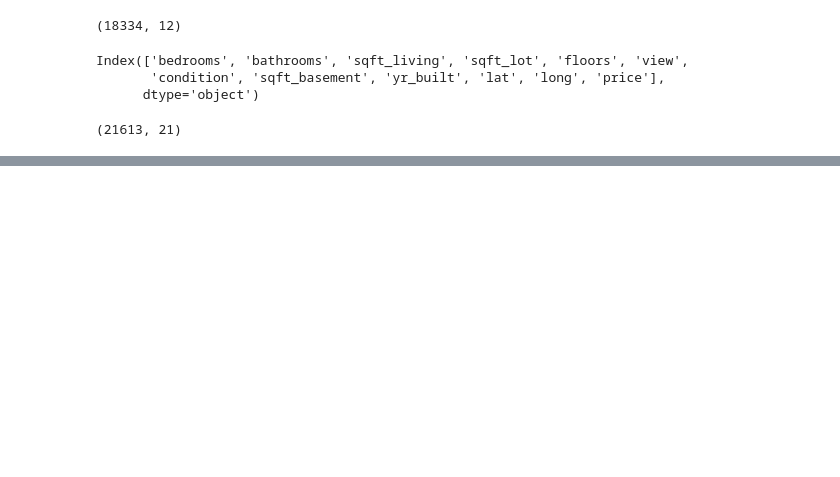
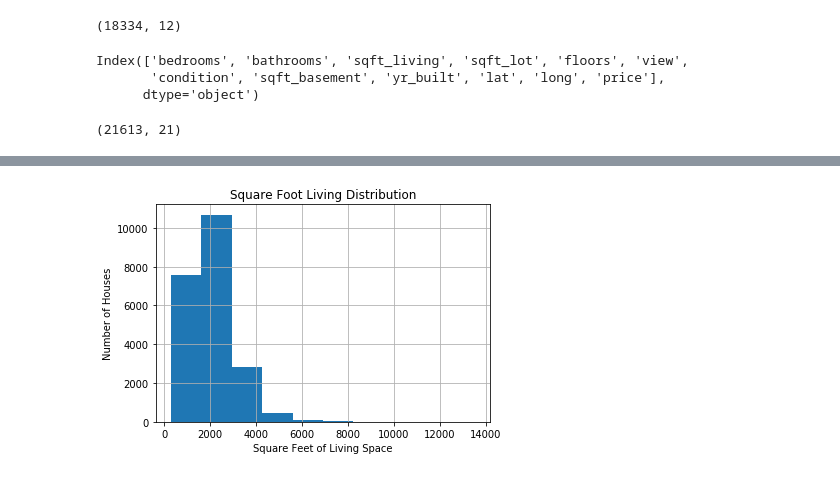
Before and after one commit to ipatel467/Housing-Price-Regression, a Jupyter notebook: Housing_Price_Reg.ipynb, the cells around one changed output, grey strips where cells are left out. Saved outputs shown, nothing was run; the diff lists cells and outputs as text; code cells hidden in the pictures; blank space fills up the shorter version.

```diff
--- a/Housing_Price_Reg.ipynb
+++ b/Housing_Price_Reg.ipynb
@@ -409,0 +433,7 @@ df_original.shape
+# %%
+df_original['sqft_living'].hist();
+plt.title('Square Foot Living Distribution');
+plt.ylabel('Number of Houses');
+plt.xlabel('Square Feet of Living Space');
+# %% [output]
+[figure, added]
```
Also changed, not shown: parts of 8 cells of this notebook, 1 other file.
